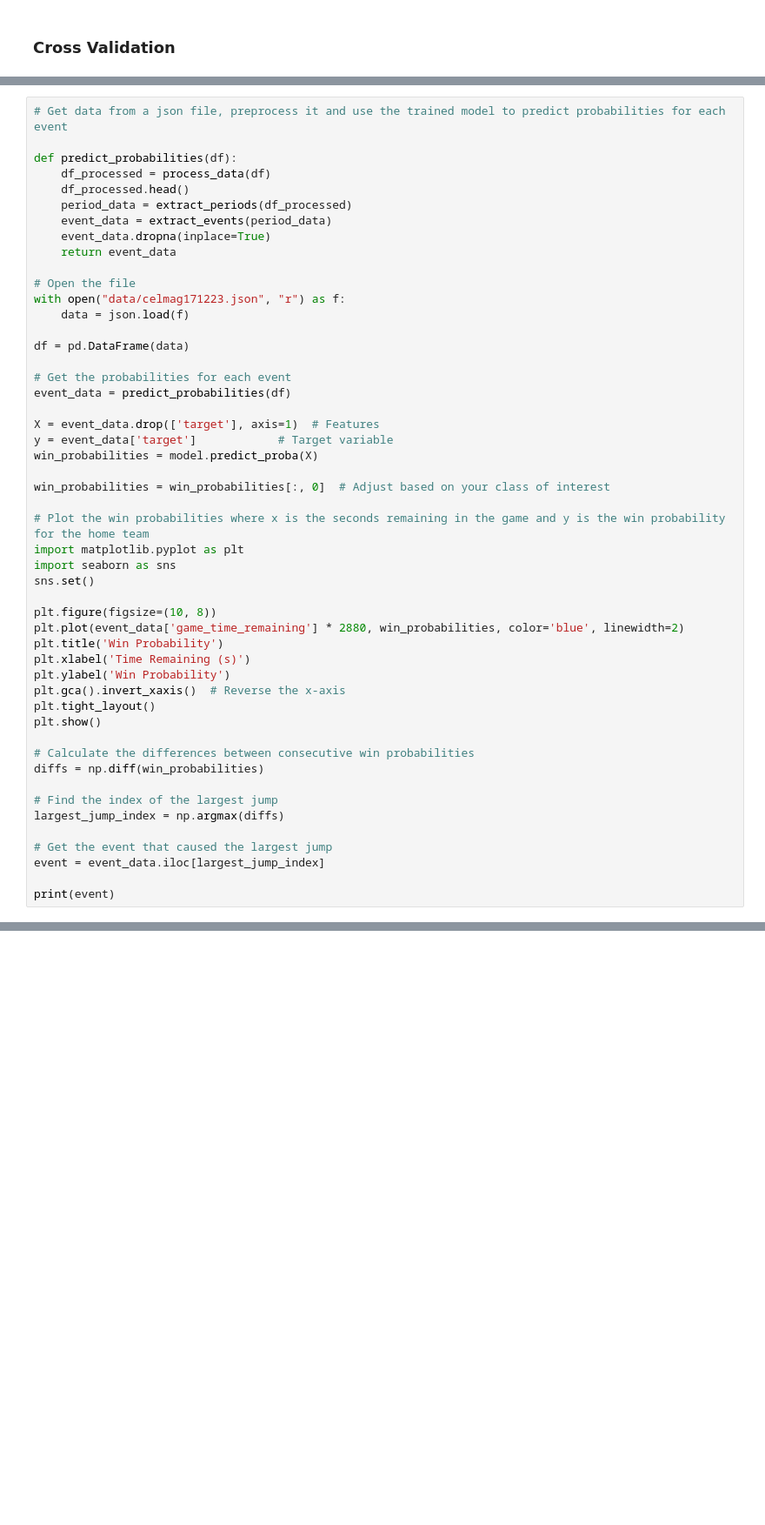
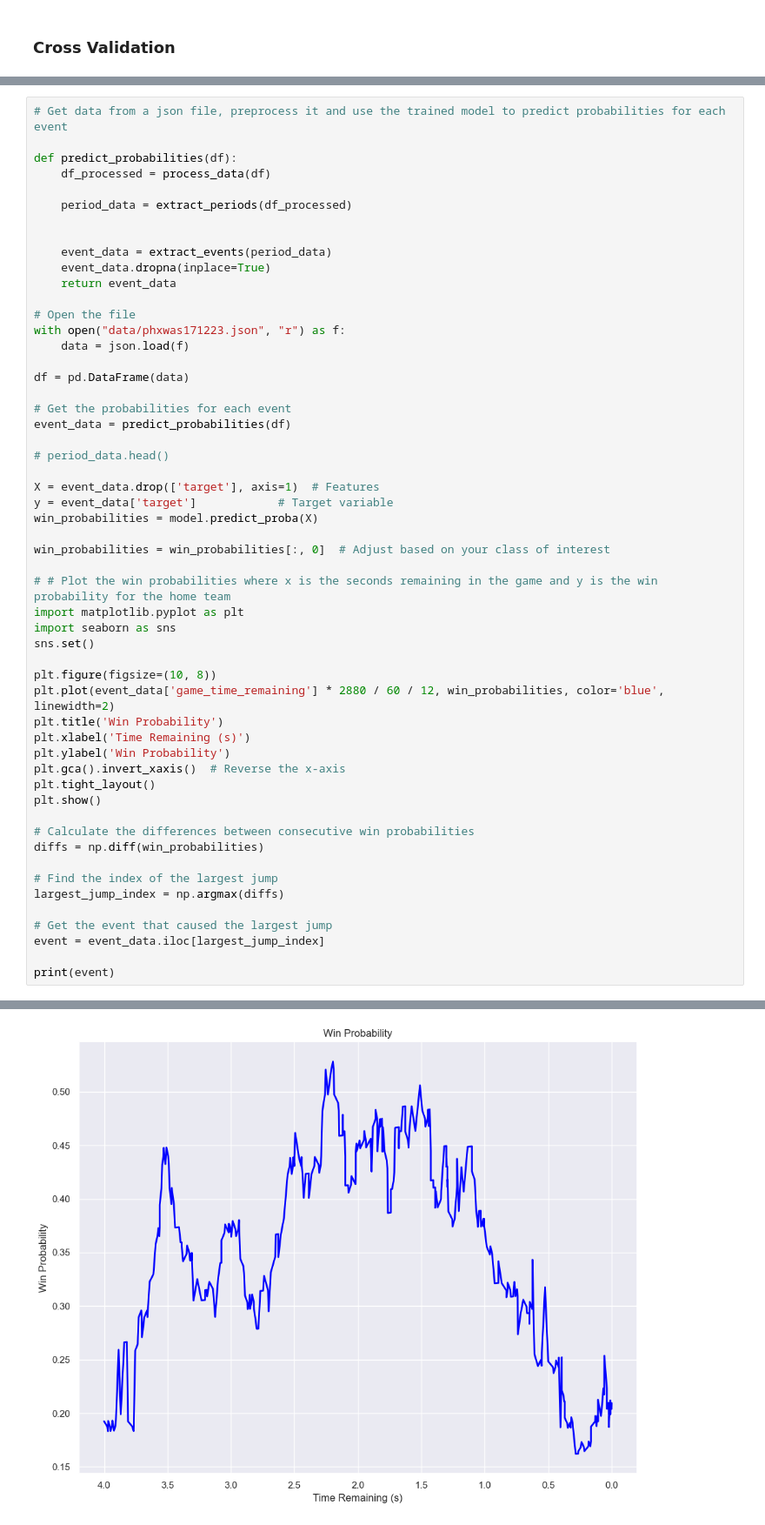
Before and after one commit to Sebastian-Sole/nba-win-probability-model, a Jupyter notebook: notebook.ipynb, the cells around one changed output, grey strips where cells are left out. Shown at 87% size. Saved outputs shown, nothing was run; the diff lists cells and outputs as text; blank space fills up the shorter version.

Commit message:
feat: MVP
Calculate individual games probabilities and it looks like ESPN's models

```diff
--- a/notebook.ipynb
+++ b/notebook.ipynb
@@ -795,14 +574,16 @@ Please also refer to the documentation for alternative solver options:
 
 def predict_probabilities(df):
     df_processed = process_data(df)
-    df_processed.head()
+
     period_data = extract_periods(df_processed)
+
+
     event_data = extract_events(period_data)
     event_data.dropna(inplace=True)
     return event_data
 
 # Open the file
-with open("data/celmag171223.json", "r") as f:
+with open("data/phxwas171223.json", "r") as f:
     data = json.load(f)
 
 df = pd.DataFrame(data)
@@ -810,19 +591,21 @@ df = pd.DataFrame(data)
 # Get the probabilities for each event
 event_data = predict_probabilities(df)
 
+# period_data.head()
+
 X = event_data.drop(['target'], axis=1)  # Features
 y = event_data['target']            # Target variable
 win_probabilities = model.predict_proba(X)
 
 win_probabilities = win_probabilities[:, 0]  # Adjust based on your class of interest
 
-# Plot the win probabilities where x is the seconds remaining in the game and y is the win probability for the home team
+# # Plot the win probabilities where x is the seconds remaining in the game and y is the win probability for the home team
 import matplotlib.pyplot as plt
 import seaborn as sns
 sns.set()
 
 plt.figure(figsize=(10, 8))
-plt.plot(event_data['game_time_remaining'] * 2880, win_probabilities, color='blue', linewidth=2)
+plt.plot(event_data['game_time_remaining'] * 2880 / 60 / 12, win_probabilities, color='blue', linewidth=2)
 plt.title('Win Probability')
 plt.xlabel('Time Remaining (s)')
 plt.ylabel('Win Probability')
@@ -840,3 +623,4 @@ largest_jump_index = np.argmax(diffs)
 event = event_data.iloc[largest_jump_index]
 
 print(event)
+# %% [output]
@@ -842,0 +637 @@ print(event)
+[figure, added]
```
Also changed, not shown: parts of 42 cells of this notebook.
